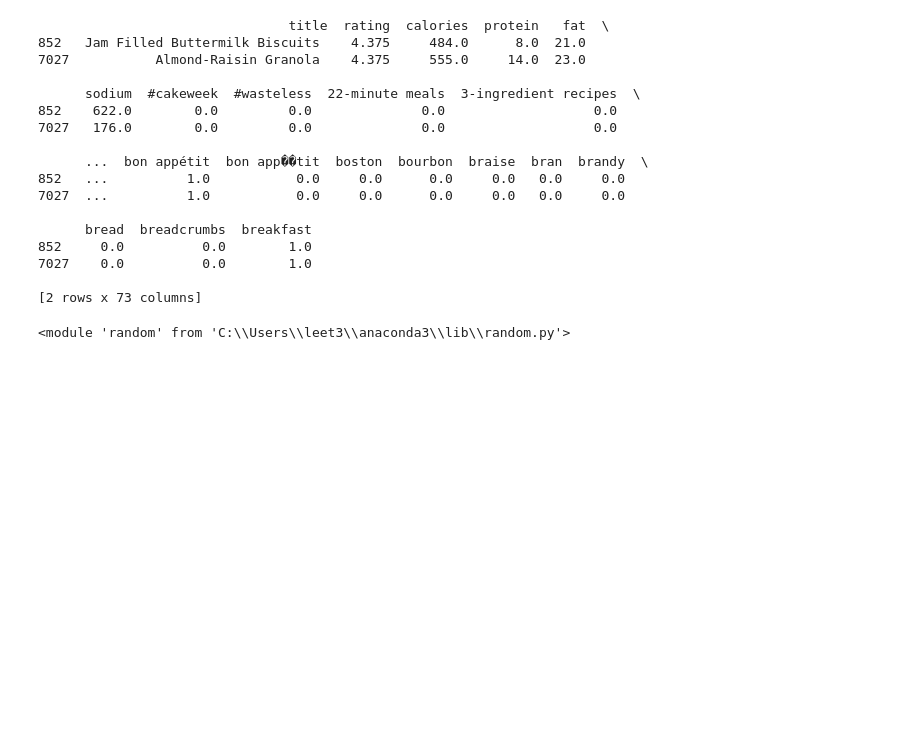
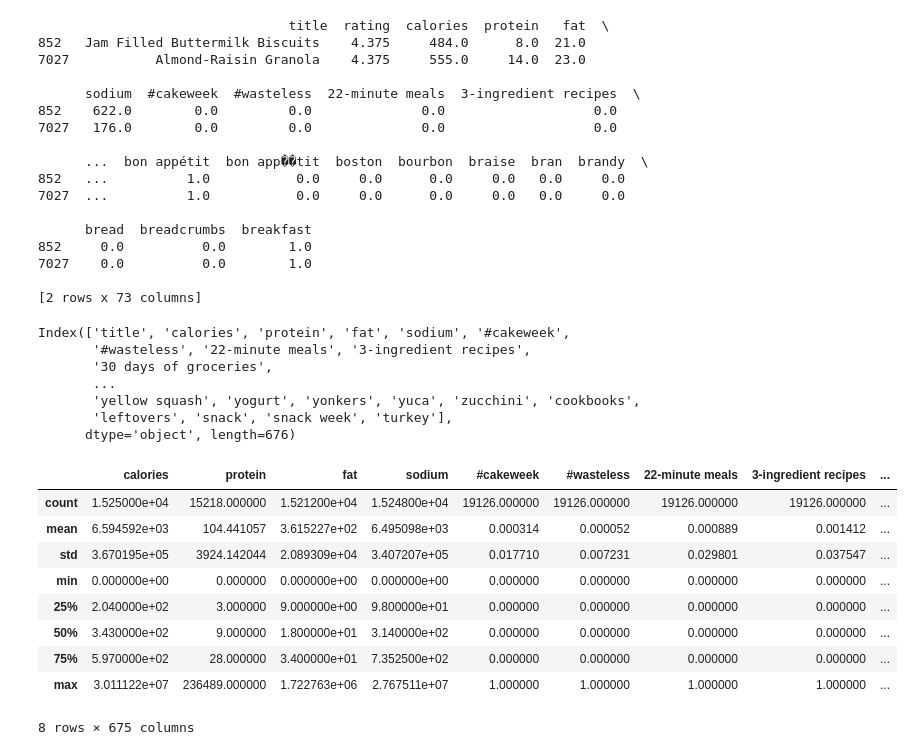
Before and after one commit to Vishesh-Krishna-S-A/Nutriv, a Jupyter notebook: SUGGEST_RECIPE.ipynb, the cells around one changed output. Saved outputs shown, nothing was run; the diff lists cells and outputs as text; code cells hidden in the pictures; blank space fills up the shorter version.

```diff
--- a/SUGGEST_RECIPE.ipynb
+++ b/SUGGEST_RECIPE.ipynb
@@ -84,6 +84,25 @@ print(recommended_recipe.loc[:, 'title':'breakfast'])
 
 [2 rows x 73 columns]
 # %%
-random
+recipes.columns
 # %% [output]
-<module 'random' from 'C:\\Users\\leet3\\anaconda3\\lib\\random.py'>
+Index(['title', 'calories', 'protein', 'fat', 'sodium', '#cakeweek',
+       '#wasteless', '22-minute meals', '3-ingredient recipes',
+       '30 days of groceries',
+       ...
+       'yellow squash', 'yogurt', 'yonkers', 'yuca', 'zucchini', 'cookbooks',
+       'leftovers', 'snack', 'snack week', 'turkey'],
+      dtype='object', length=676)
+# %%
+recipes.describe()
+# %% [output]
+|  | calories | protein | fat | sodium | #cakeweek | #wasteless | 22-minute meals | 3-ingredient recipes | ... |
+| count | 1.525000e+04 | 15218.000000 | 1.521200e+04 | 1.524800e+04 | 19126.000000 | 19126.000000 | 19126.000000 | 19126.000000 | ... |
+| mean | 6.594592e+03 | 104.441057 | 3.615227e+02 | 6.495098e+03 | 0.000314 | 0.000052 | 0.000889 | 0.001412 | ... |
+| std | 3.670195e+05 | 3924.142044 | 2.089309e+04 | 3.407207e+05 | 0.017710 | 0.007231 | 0.029801 | 0.037547 | ... |
+| min | 0.000000e+00 | 0.000000 | 0.000000e+00 | 0.000000e+00 | 0.000000 | 0.000000 | 0.000000 | 0.000000 | ... |
+| 25% | 2.040000e+02 | 3.000000 | 9.000000e+00 | 9.800000e+01 | 0.000000 | 0.000000 | 0.000000 | 0.000000 | ... |
+| 50% | 3.430000e+02 | 9.000000 | 1.800000e+01 | 3.140000e+02 | 0.000000 | 0.000000 | 0.000000 | 0.000000 | ... |
+| 75% | 5.970000e+02 | 28.000000 | 3.400000e+01 | 7.352500e+02 | 0.000000 | 0.000000 | 0.000000 | 0.000000 | ... |
+| max | 3.011122e+07 | 236489.000000 | 1.722763e+06 | 2.767511e+07 | 1.000000 | 1.000000 | 1.000000 | 1.000000 | ... |
+8 rows × 675 columns
```
Also changed, not shown: 1 other file.
